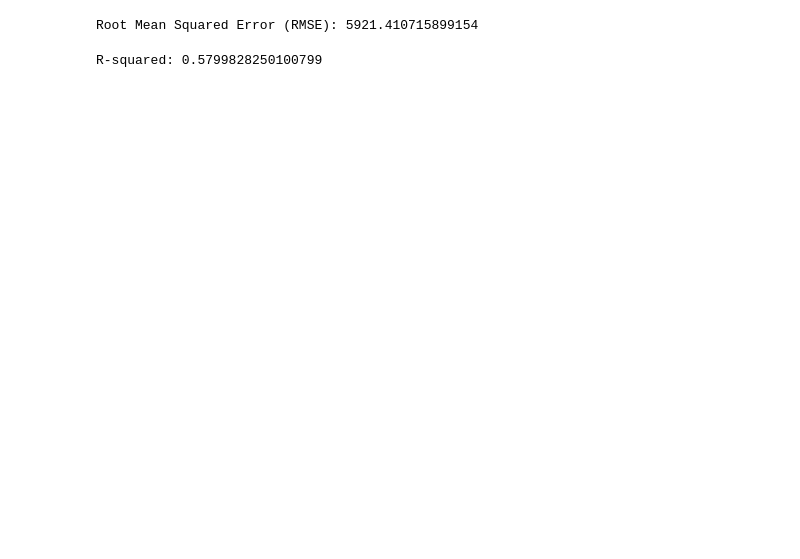
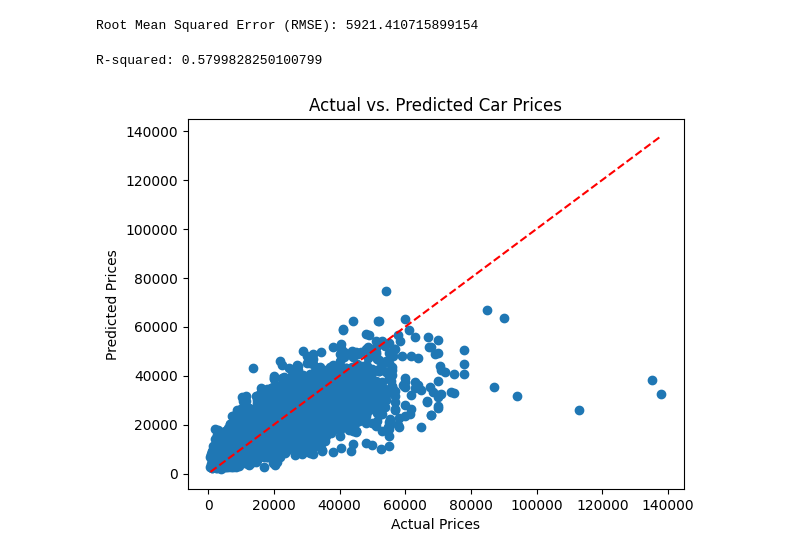
Before and after one commit to anish0m/AutoPredictor, a Jupyter notebook: KNN and Random Forest/KNN.ipynb, the cells around one changed output. Cells and saved outputs as stored; diff of their text form; code cells hidden in the pictures; blank space fills up the shorter version.

Commit message:
added graphs for Linear and KNN

```diff
--- a/KNN and Random Forest/KNN.ipynb
+++ b/KNN and Random Forest/KNN.ipynb
@@ -39,3 +40,12 @@ r2 = r2_score(y_test, y_pred)
 print("R-squared:", r2)
 # %% [output]
 R-squared: 0.5799828250100799
+# %%
+plt.scatter(y_test, y_pred)
+plt.plot([min(y_test), max(y_test)], [min(y_test), max(y_test)], 'r--')  # Diagonal line for reference
+plt.xlabel('Actual Prices')
+plt.ylabel('Predicted Prices')
+plt.title('Actual vs. Predicted Car Prices')
+plt.show()
+# %% [output]
+[figure, added]
```
Also changed, not shown: parts of 1 cell of this notebook, 1 other file.
